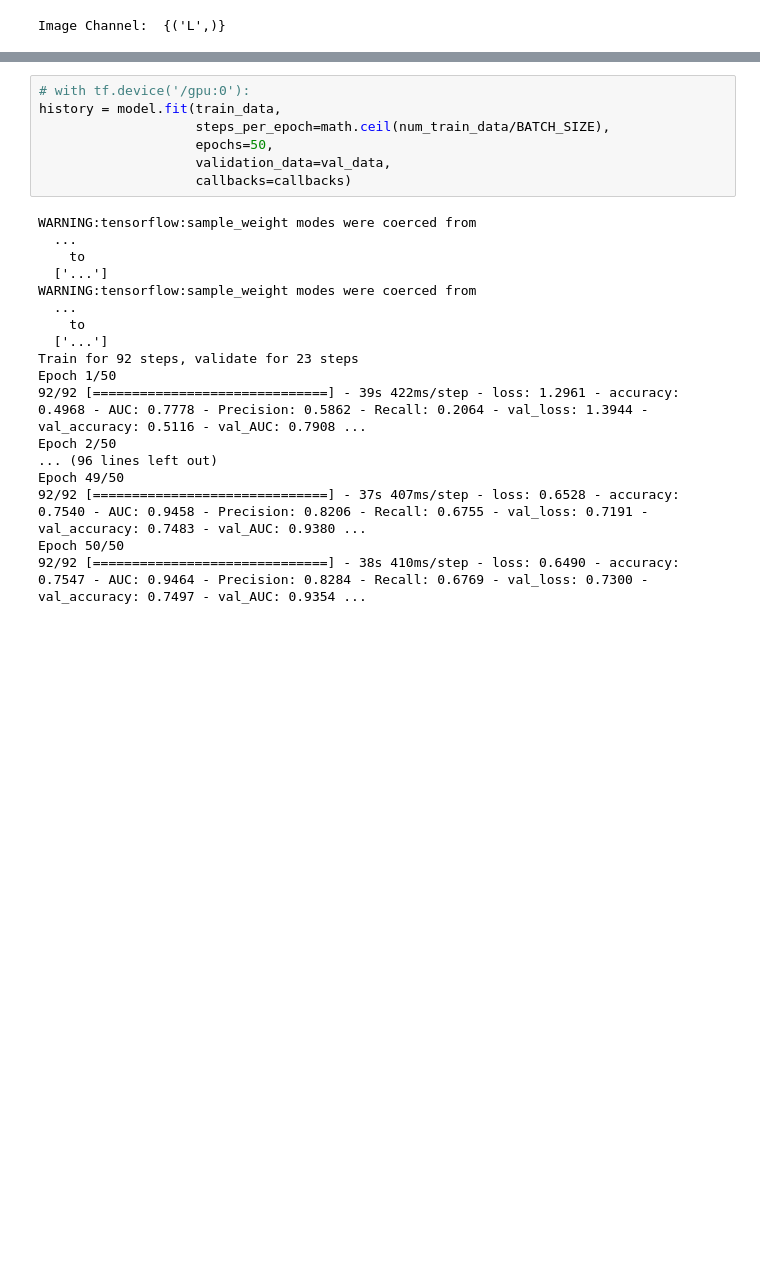
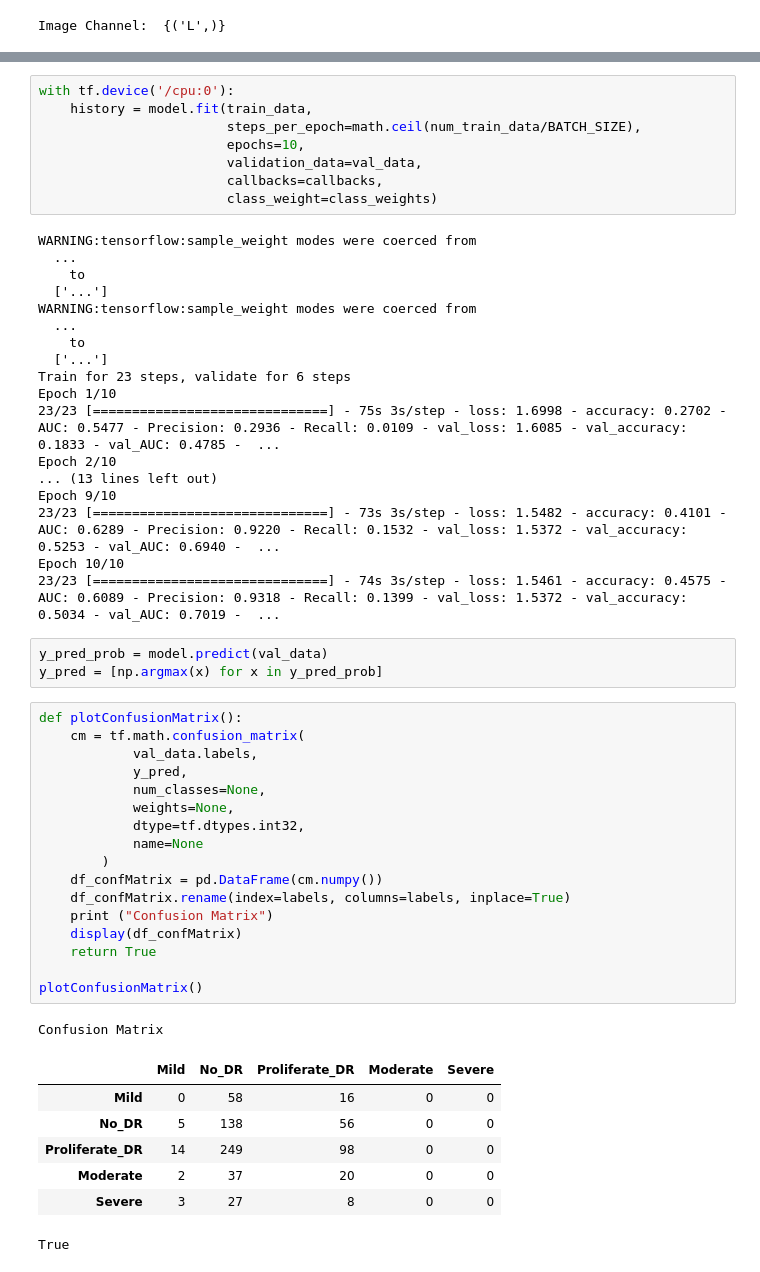
Before and after one commit to d-wdj/MachineLearning, a Jupyter notebook: DiaRetino/Diabetic Retinopathy.ipynb, the cells around one changed output, grey strips where cells are left out. Drawn from its saved outputs; the diff is of its cells as text; blank space fills up the shorter version.

Commit message:
added conf matrix et al

```diff
--- a/DiaRetino/Diabetic Retinopathy.ipynb
+++ b/DiaRetino/Diabetic Retinopathy.ipynb
@@ -172,12 +191,13 @@ LR_reduce = tf.keras.callbacks.ReduceLROnPlateau(
                             min_lr=1e-5)
 callbacks = [early_stop, LR_reduce]
 # %%
-# with tf.device('/gpu:0'):
-history = model.fit(train_data,
-                    steps_per_epoch=math.ceil(num_train_data/BATCH_SIZE),
-                    epochs=50,
-                    validation_data=val_data,
-                    callbacks=callbacks)
+with tf.device('/cpu:0'):
+    history = model.fit(train_data,
+                        steps_per_epoch=math.ceil(num_train_data/BATCH_SIZE),
+                        epochs=10,
+                        validation_data=val_data,
+                        callbacks=callbacks,
+                        class_weight=class_weights)
 # %% [output]
 WARNING:tensorflow:sample_weight modes were coerced from
   ...
@@ -187,12 +207,41 @@ WARNING:tensorflow:sample_weight modes were coerced from
   ...
     to
   ['...']
-Train for 92 steps, validate for 23 steps
-Epoch 1/50
-92/92 [==============================] - 39s 422ms/step - loss: 1.2961 - accuracy: 0.4968 - AUC: 0.7778 - Precision: 0.5862 - Recall: 0.2064 - val_loss: 1.3944 - val_accuracy: 0.5116 - val_AUC: 0.7908 ...
-Epoch 2/50
-... (96 lines left out)
-Epoch 49/50
-92/92 [==============================] - 37s 407ms/step - loss: 0.6528 - accuracy: 0.7540 - AUC: 0.9458 - Precision: 0.8206 - Recall: 0.6755 - val_loss: 0.7191 - val_accuracy: 0.7483 - val_AUC: 0.9380 ...
-Epoch 50/50
-92/92 [==============================] - 38s 410ms/step - loss: 0.6490 - accuracy: 0.7547 - AUC: 0.9464 - Precision: 0.8284 - Recall: 0.6769 - val_loss: 0.7300 - val_accuracy: 0.7497 - val_AUC: 0.9354 ...
+Train for 23 steps, validate for 6 steps
+Epoch 1/10
+23/23 [==============================] - 75s 3s/step - loss: 1.6998 - accuracy: 0.2702 - AUC: 0.5477 - Precision: 0.2936 - Recall: 0.0109 - val_loss: 1.6085 - val_accuracy: 0.1833 - val_AUC: 0.4785 -  ...
+Epoch 2/10
+... (13 lines left out)
+Epoch 9/10
+23/23 [==============================] - 73s 3s/step - loss: 1.5482 - accuracy: 0.4101 - AUC: 0.6289 - Precision: 0.9220 - Recall: 0.1532 - val_loss: 1.5372 - val_accuracy: 0.5253 - val_AUC: 0.6940 -  ...
+Epoch 10/10
+23/23 [==============================] - 74s 3s/step - loss: 1.5461 - accuracy: 0.4575 - AUC: 0.6089 - Precision: 0.9318 - Recall: 0.1399 - val_loss: 1.5372 - val_accuracy: 0.5034 - val_AUC: 0.7019 -  ...
+# %%
+y_pred_prob = model.predict(val_data)
+y_pred = [np.argmax(x) for x in y_pred_prob]
+# %%
+def plotConfusionMatrix():
+    cm = tf.math.confusion_matrix(
+            val_data.labels,
+            y_pred,
+            num_classes=None,
+            weights=None,
+            dtype=tf.dtypes.int32,
+            name=None
+        )
+    df_confMatrix = pd.DataFrame(cm.numpy())
+    df_confMatrix.rename(index=labels, columns=labels, inplace=True)
+    print ("Confusion Matrix")
+    display(df_confMatrix)
+    return True
+
+plotConfusionMatrix()
+# %% [output]
+Confusion Matrix
+|  | Mild | No_DR | Proliferate_DR | Moderate | Severe |
+| Mild | 0 | 58 | 16 | 0 | 0 |
+| No_DR | 5 | 138 | 56 | 0 | 0 |
+| Proliferate_DR | 14 | 249 | 98 | 0 | 0 |
+| Moderate | 2 | 37 | 20 | 0 | 0 |
+| Severe | 3 | 27 | 8 | 0 | 0 |
+True
```
Also changed, not shown: parts of 11 cells of this notebook.
